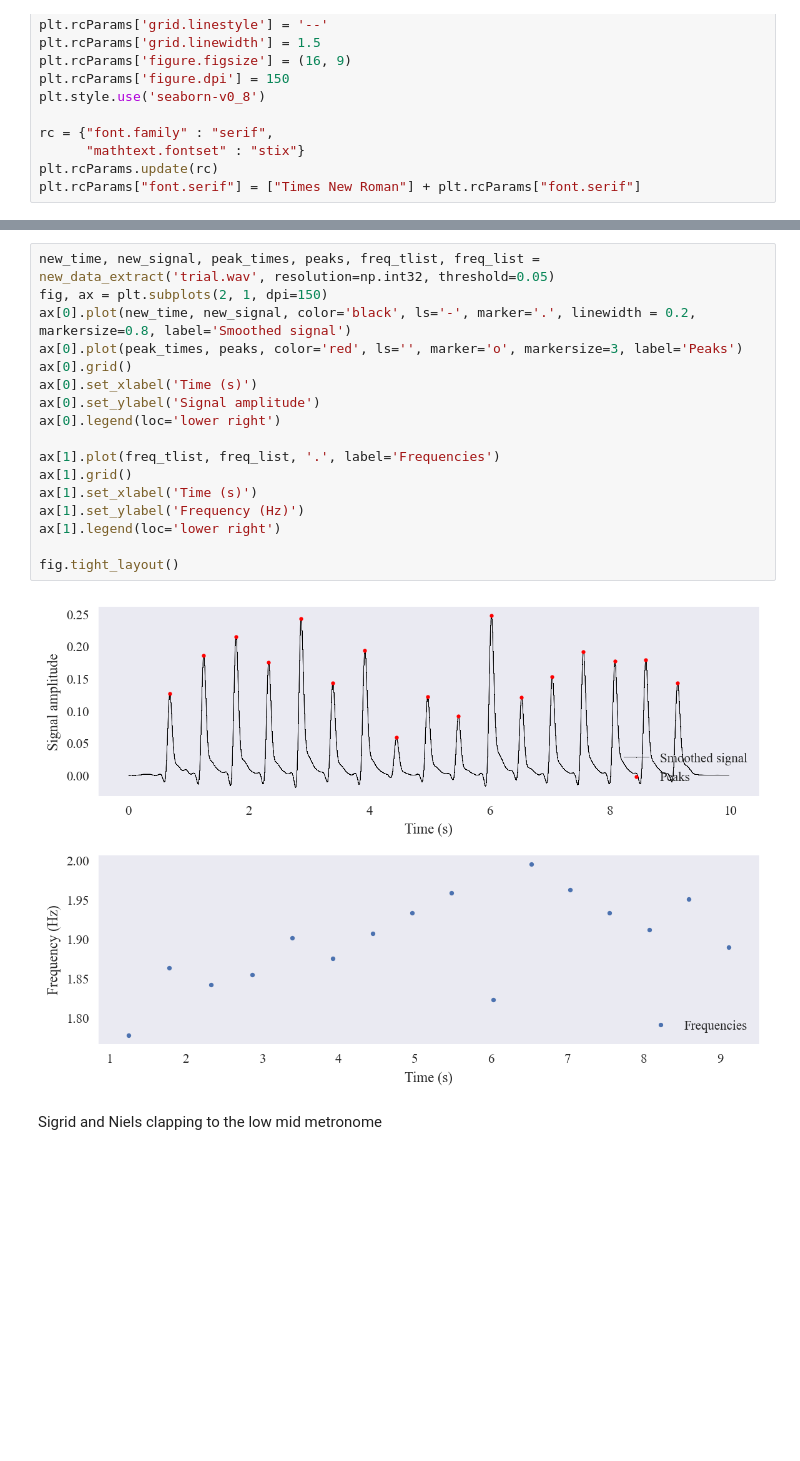
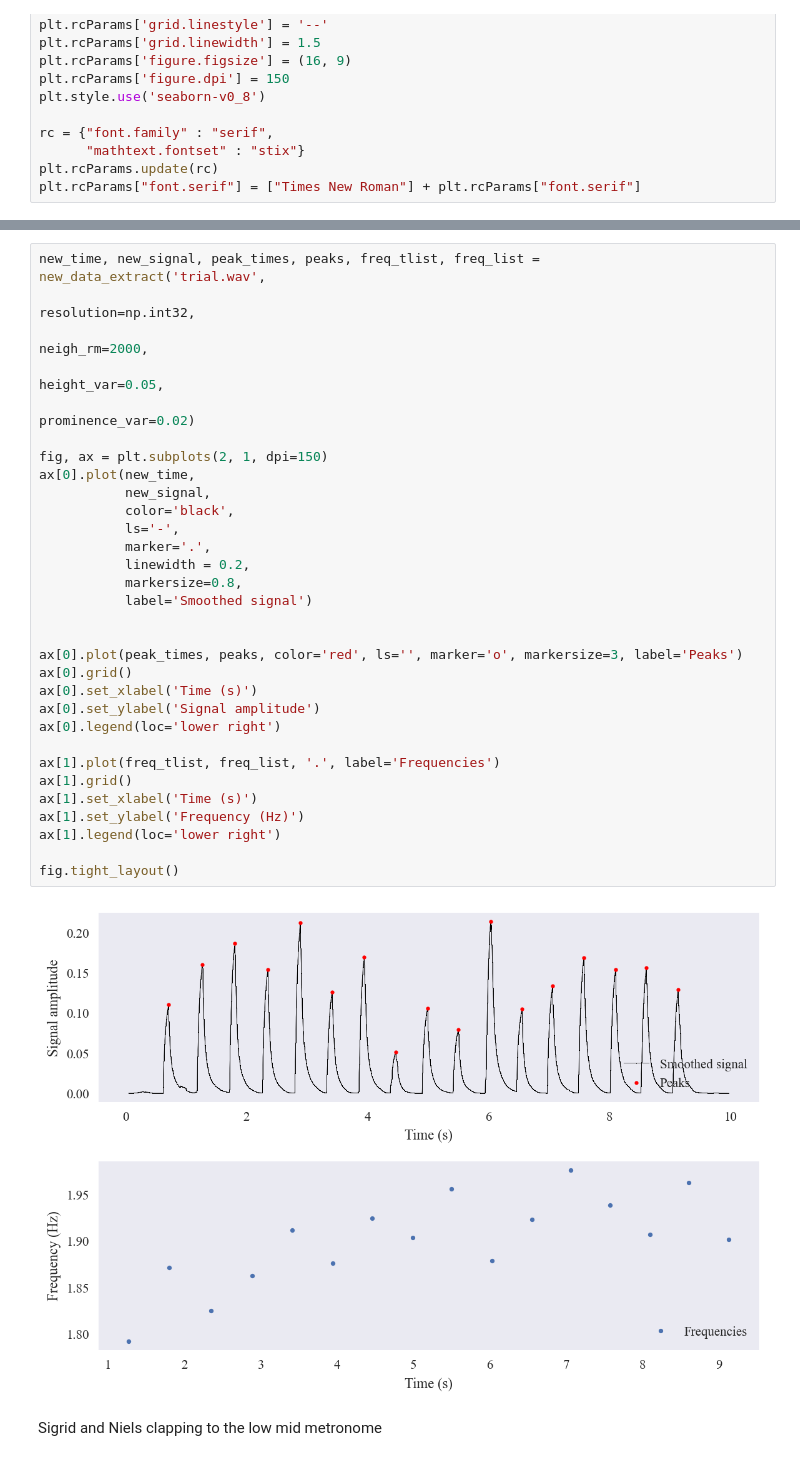
Before and after one commit to nielsdavidsen/Bachelor_2024, a Jupyter notebook: read_sound.ipynb, the cells around one changed output, grey strips where cells are left out. Saved outputs shown, nothing was run; the diff lists cells and outputs as text; blank space fills up the shorter version.

```diff
--- a/read_sound.ipynb
+++ b/read_sound.ipynb
@@ -299,24 +317,38 @@ def new_final_data(filename1, filename2, threshold=(0.08, 0.05), resolution=(np.
 
     return avg_freq, freq_err, f_met, x, t_exp, s_exp, pt_exp, p_exp
 # %%
-new_time, new_signal, peak_times, peaks, freq_tlist, freq_list = new_data_extract('trial.wav', resolution=np.int32, threshold=0.05)
+new_time, new_signal, peak_times, peaks, freq_tlist, freq_list = new_data_extract('trial.wav',
+                                                                                   resolution=np.int32,
+                                                                                   neigh_rm=2000,
+                                                                                   height_var=0.05,
+                                                                                   prominence_var=0.02)
+
 fig, ax = plt.subplots(2, 1, dpi=150)
-ax[0].plot(new_time, new_signal, color='black', ls='-', marker='.', linewidth = 0.2, markersize=0.8, label='Smoothed signal')
+ax[0].plot(new_time,
+           new_signal,
+           color='black',
+           ls='-',
+           marker='.',
+           linewidth = 0.2,
+           markersize=0.8,
+           label='Smoothed signal')
+
+
 ax[0].plot(peak_times, peaks, color='red', ls='', marker='o', markersize=3, label='Peaks')
 ax[0].grid()
 ax[0].set_xlabel('Time (s)')
 ax[0].set_ylabel('Signal amplitude')
 ax[0].legend(loc='lower right')
 
 ax[1].plot(freq_tlist, freq_list, '.', label='Frequencies')
 ax[1].grid()
 ax[1].set_xlabel('Time (s)')
 ax[1].set_ylabel('Frequency (Hz)')
 ax[1].legend(loc='lower right')
 
 fig.tight_layout()
 # %% [output]
-[figure, old version]
+[figure, new version]
 # %% [markdown]
 Sigrid and Niels clapping to the low mid metronome
 # %%
```
Also changed, not shown: parts of 10 cells of this notebook.
